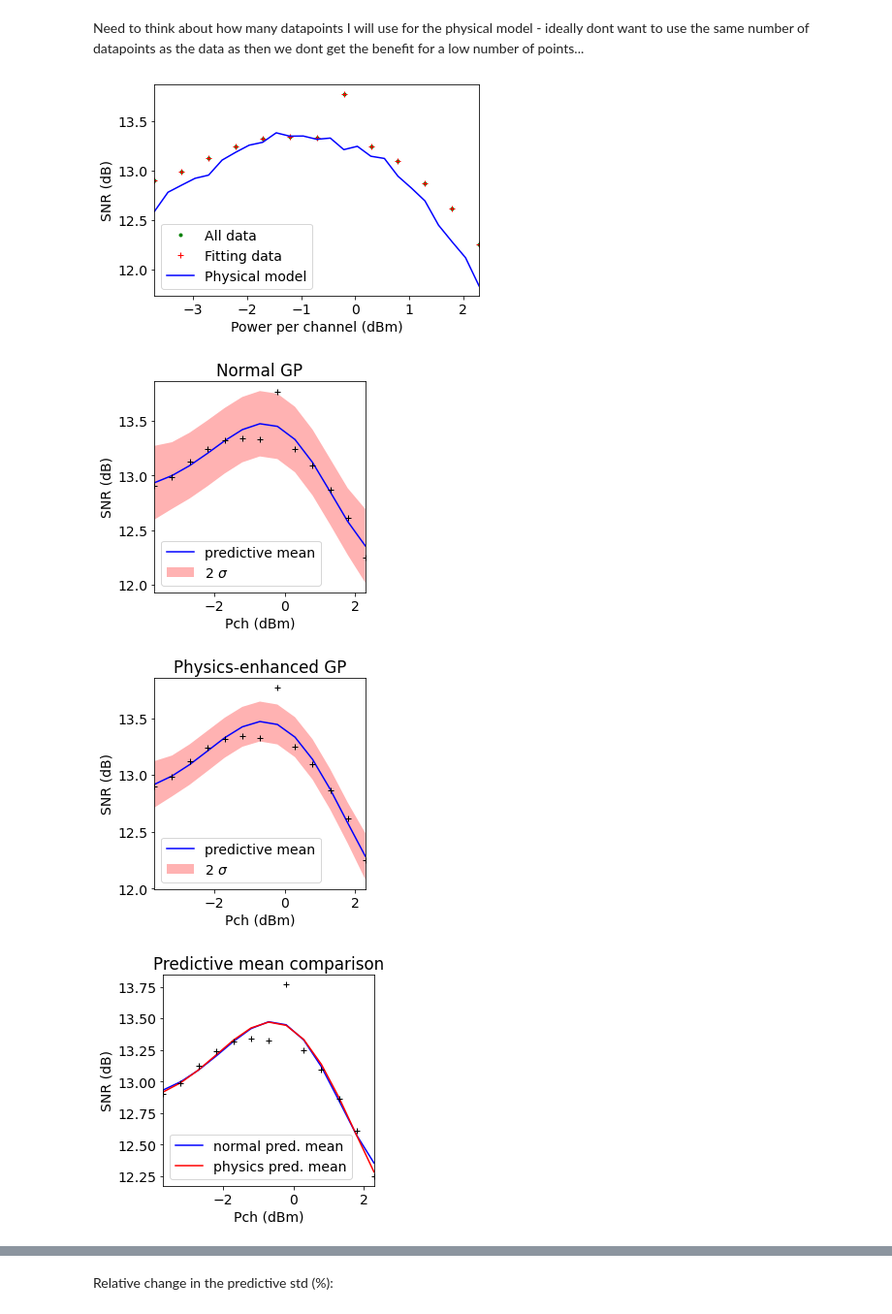
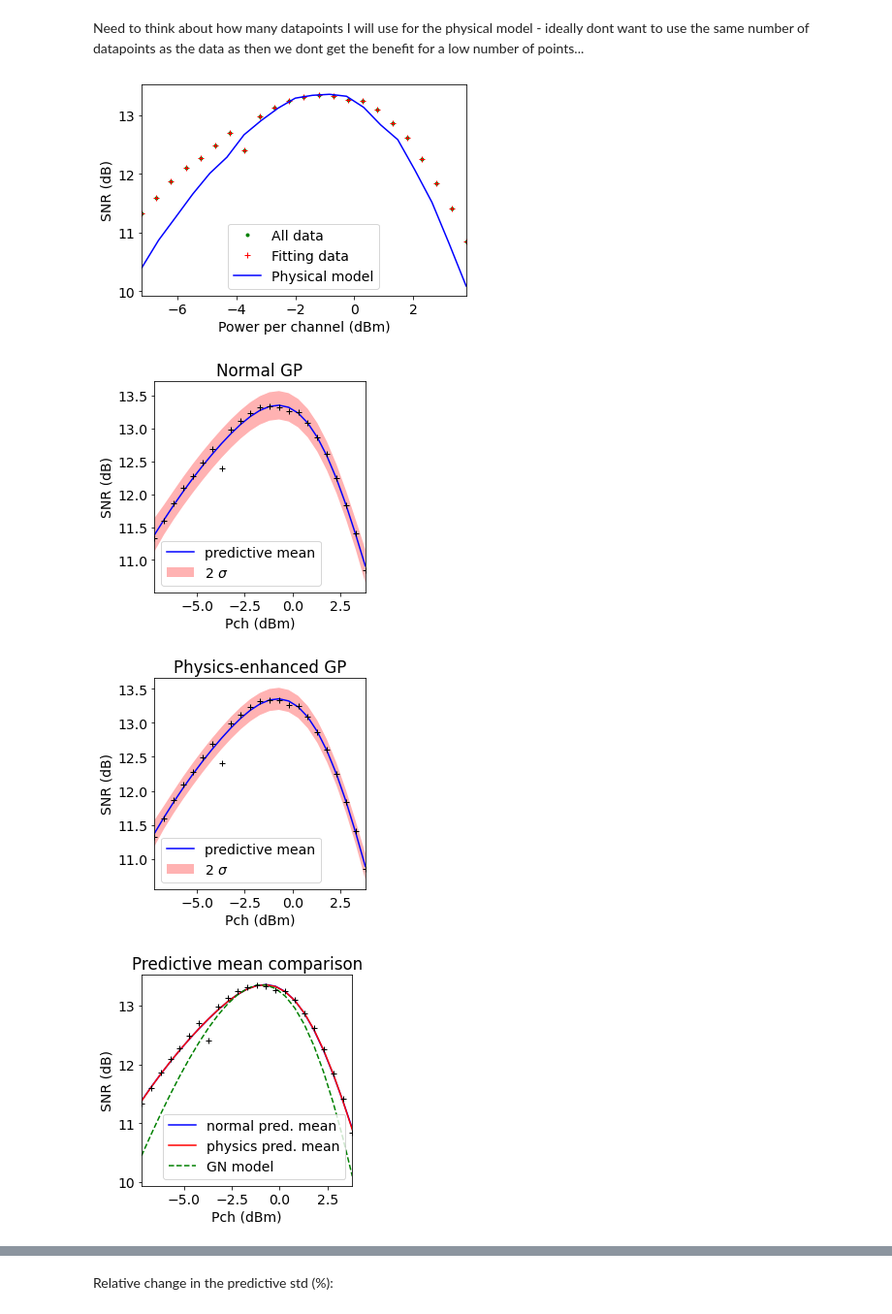
Before and after one commit to joshnevin/physics_enhanced_GPs, a Jupyter notebook: GN_model_enhanced_GPs_robust.ipynb, the cells around one changed output, grey strips where cells are left out. Shown: that part at 97% size. Cells and saved outputs as stored; diff of their text form; code cells hidden in the pictures.

Commit message:
added simple model robustness analysis

```diff
--- a/GN_model_enhanced_GPs_robust.ipynb
+++ b/GN_model_enhanced_GPs_robust.ipynb
@@ -12,8 +15,8 @@ font = { 'family' : 'sans-serif',
 matplotlib.rc('font', **font)
 # %%
 data_dir = '/Users/joshnevin/Desktop/JavierBERdata/'
-snr = np.genfromtxt(open(str(data_dir) + "pchexpsnrsam100.csv", "r"), delimiter=",", dtype =float)[21:60]
-pch = np.genfromtxt(open(str(data_dir) + "pchexppchsam100.csv", "r"), delimiter=",", dtype =float)[21:60]
+snr = np.genfromtxt(open(str(data_dir) + "pchexpsnrsam100.csv", "r"), delimiter=",", dtype =float)#[21:60]
+pch = np.genfromtxt(open(str(data_dir) + "pchexppchsam100.csv", "r"), delimiter=",", dtype =float)#[21:60]
 # snr = np.genfromtxt(open(str(data_dir) + "pchexpsnrsam300.csv", "r"), delimiter=",", dtype =float)
 # pch = np.genfromtxt(open(str(data_dir) + "pchexppchsam300.csv", "r"), delimiter=",", dtype =float)
 # %% [markdown]
@@ -31,5 +34,5 @@ Add a large perturbation to one of the points to see if the physical model-enhan
 # %%
 #np.random.seed()
 per_ind = 7 #np.random.randint(0, len(snr))
-snr[per_ind] = snr[per_ind] + 0.5
+snr[per_ind] = snr[per_ind] - 0.5
 # %% [markdown]
@@ -122,7 +72,7 @@ plt.show()
 # %% [markdown]
 Need to think about how many datapoints I will use for the physical model - ideally dont want to use the same number of datapoints as the data as then we dont get the benefit for a low number of points...
 # %%
-num_points_phys = 25
+num_points_phys = 20
 #pch_test = np.linspace(pch_fit_shifted[0], pch_fit_shifted[-1], 50).reshape(-1,1)
 pch_test = np.linspace(pch_shifted[0], pch_shifted[-1], num_points_phys).reshape(-1,1)
 #snr_phys_test = phys_model.predict_snr(pch_test).reshape(-1,1)
@@ -139,7 +89,7 @@ plt.legend()
 #plt.savefig('powershifted_gn_comparison.pdf', dpi=200,bbox_inches='tight')
 plt.show()
 # %% [output]
-[figure, old version]
+[figure, new version]
 # %%
 pch_fit_shifted = pch_fit_shifted.reshape(-1, 1)  # needed for SK learn input
 #pch_predict = np.linspace(pch_shifted[0], pch_shifted[-1] + 1.0)
@@ -186,7 +136,7 @@ f.patch.set_facecolor('w')
 plt.savefig('normal_GP.pdf', dpi=200,bbox_inches='tight')
 plt.show()
 # %% [output]
-[figure, old version]
+[figure, new version]
 # %%
 f, ax = plt.subplots()
 ax.plot(pch_shifted, mu_sk_phys, 'b-', label = 'predictive mean')
@@ -206,21 +156,21 @@ f.patch.set_facecolor('w')
 plt.savefig('phys_enhanced_GP.pdf', dpi=200,bbox_inches='tight')
 plt.show()
 # %% [output]
-[figure, old version]
+[figure, new version]
 # %%
 f, ax = plt.subplots()
 ax.plot(pch_shifted, mu_sk, 'b-', label = 'normal pred. mean')
 ax.plot(pch_shifted, mu_sk_phys, 'r-', label = 'physics pred. mean')
+ax.plot(pch_shifted, snr_phys, 'g--', label = 'GN model')
 ax.plot(pch_shifted, snr,'k+')
-#ax.plot(pch_shifted, snr_phys, 'g--', label = 'GN model')
 plt.xlim(pch_shifted[0], pch_shifted[-1])
 plt.xlabel("Pch (dBm)")
 plt.ylabel("SNR (dB)")
 plt.title("Predictive mean comparison")
 plt.legend()
 ax.set_aspect(1.0/ax.get_data_ratio(), adjustable='box')
-#plt.savefig('.pdf', dpi=200,bbox_inches='tight')
+plt.savefig('pred_mean_comp.pdf', dpi=200,bbox_inches='tight')
 plt.show()
 # %% [output]
-[figure, old version]
+[figure, new version]
 # %% [markdown]
```
Also changed, not shown: parts of 18 cells of this notebook, 2 other files.
